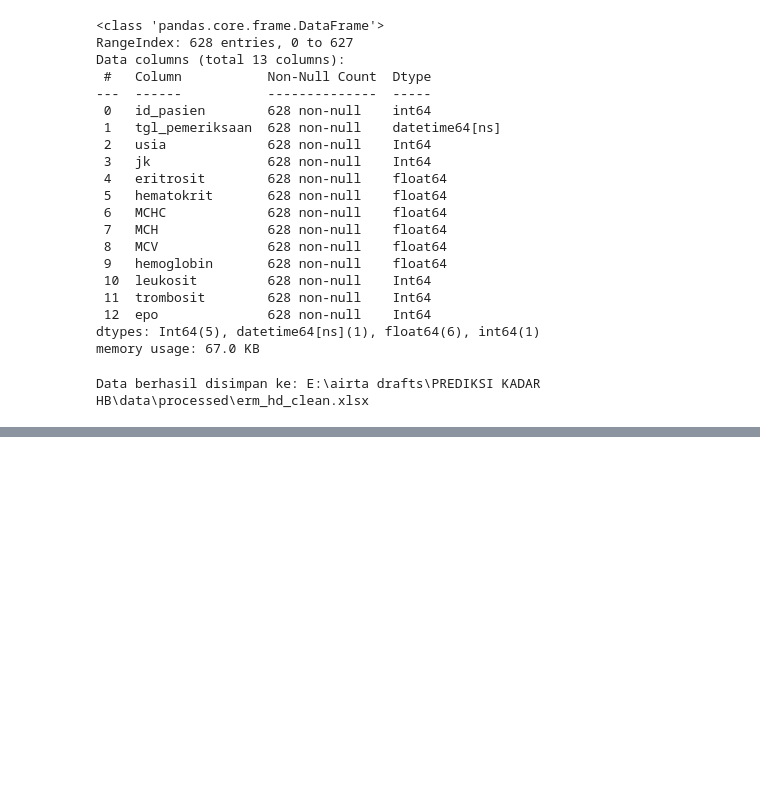
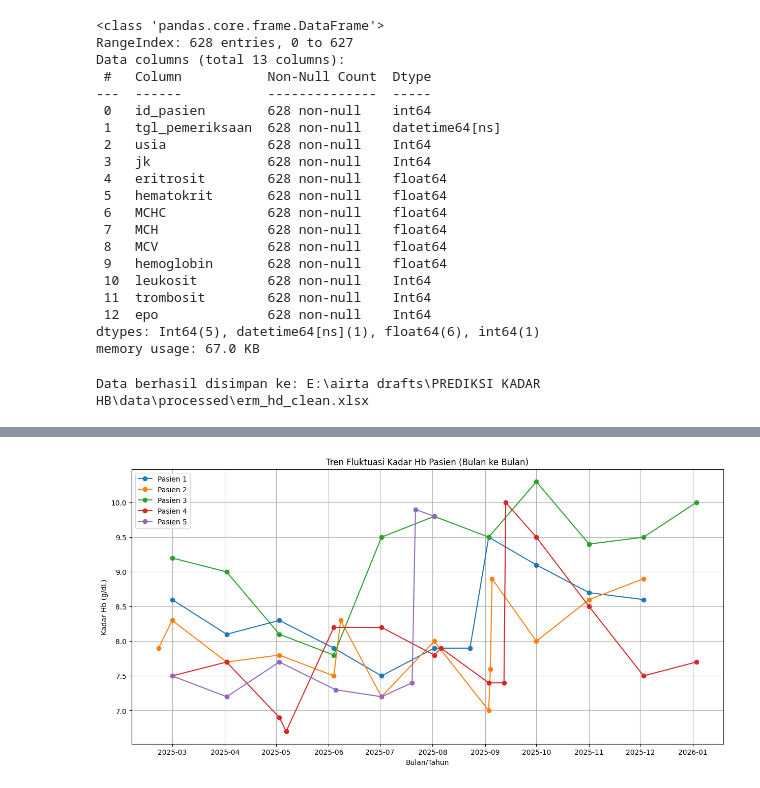
Before and after one commit to airtaprtw/PREDIKSI-KADAR-HB, a Jupyter notebook: notebooks/01_EDA.ipynb, the cells around one changed output, grey strips where cells are left out. Cells and saved outputs as stored; diff of their text form; code cells hidden in the pictures; blank space fills up the shorter version.

```diff
--- a/notebooks/01_EDA.ipynb
+++ b/notebooks/01_EDA.ipynb
@@ -324,0 +273,11 @@ print(f"✅ Selesai! Sekarang buka file di VS Code, kolom tgl_pemeriksaan sudah
+# %%
+df['tgl_pemeriksaan'] = pd.to_datetime(df['tgl_pemeriksaan'], errors='coerce')
+
+# 1. PEMBUKTIAN DATA TYPE CASTING
+print("\n--- PERBANDINGAN TIPE DATA ---")
+data_types = pd.DataFrame({
+    'Kolom': ['tgl_pemeriksaan', 'eritrosit', 'hematokrit', 'MCH', 'MCHC', 'MCV', 'hemoglobin', 'leukosit', 'trombosit'],
+    'Tipe Sebelum': [df['tgl_pemeriksaan'].dtype, df['eritrosit'].dtype, df['hematokrit'].dtype, df['MCH'].dtype, df['MCHC'].dtype, df['MCV'].dtype, df['hemoglobin'].dtype, df['leukosit'].dtype, df['trombosit'].dtype],
+    'Tipe Sesudah': [df_clean['tgl_pemeriksaan'].dtype, df_clean['eritrosit'].dtype, df_clean['hematokrit'].dtype, df_clean['MCH'].dtype, df_clean['MCHC'].dtype, df_clean['MCV'].dtype, df_clean['hemoglobin'].dtype, df_clean['leukosit'].dtype, df_clean['trombosit'].dtype]
+})
+display(data_types)
@@ -362,18 +485,19 @@ plt.show()
 # %%
-# Pastikan kolom tanggal adalah datetime
 df_clean['tgl_pemeriksaan'] = pd.to_datetime(df_clean['tgl_pemeriksaan'])
 
 # Contoh visualisasi tren Hb untuk 3-5 pasien pertama
-plt.figure(figsize=(20, 10))
+plt.figure(figsize=(15, 7))
 top_patients = df_clean['id_pasien'].unique()[:5] # Ambil 5 ID pasien pertama
 for patient in top_patients:
     patient_data = df[df['id_pasien'] == patient].sort_values('tgl_pemeriksaan')
     plt.plot(patient_data['tgl_pemeriksaan'], patient_data['hemoglobin'], marker='o', label=f'Pasien {patient}')
 
 plt.title("Tren Fluktuasi Kadar Hb Pasien (Bulan ke Bulan)")
 plt.xlabel("Bulan/Tahun")
 plt.ylabel("Kadar Hb (g/dL)")
 plt.legend()
 plt.grid(True)
 plt.show()
+# %% [output]
+[figure, added]
 # %%
```
Also changed, not shown: parts of 16 cells of this notebook, 1 other file.
